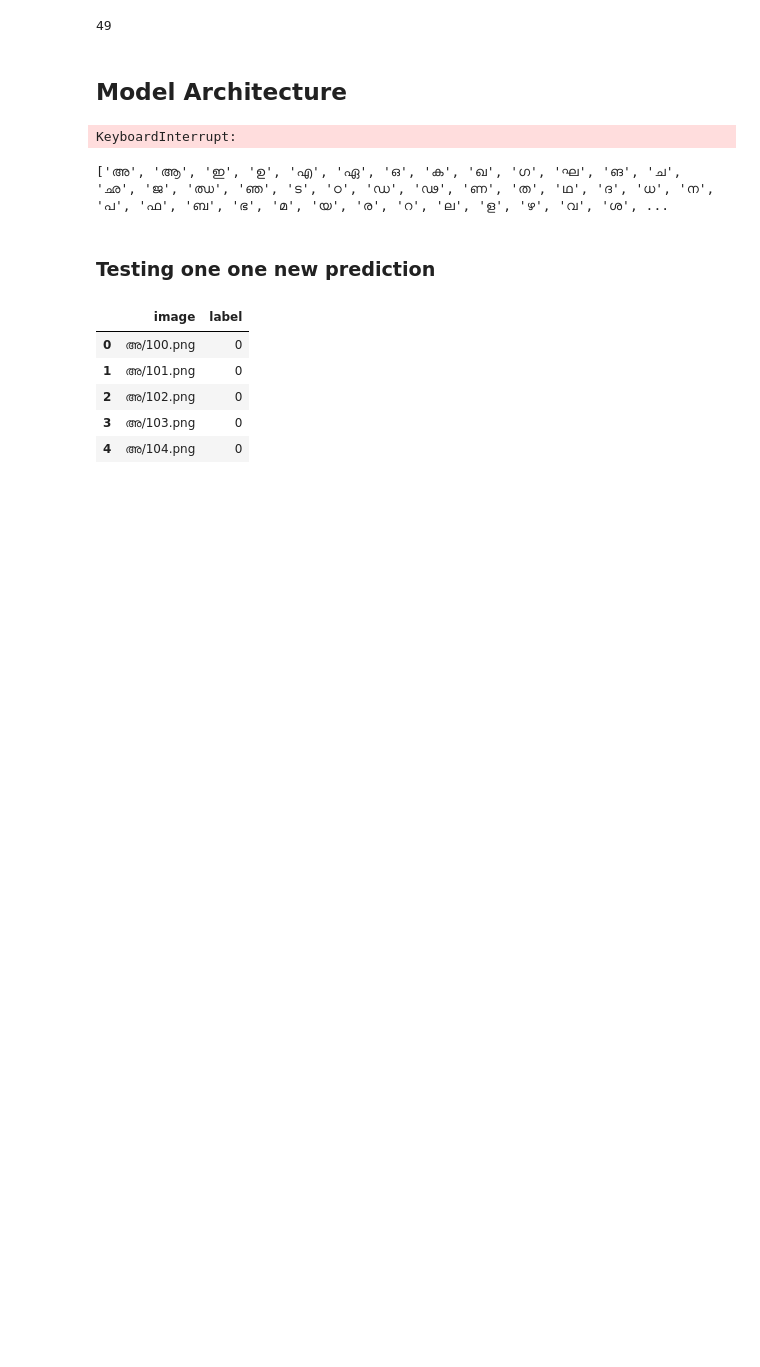
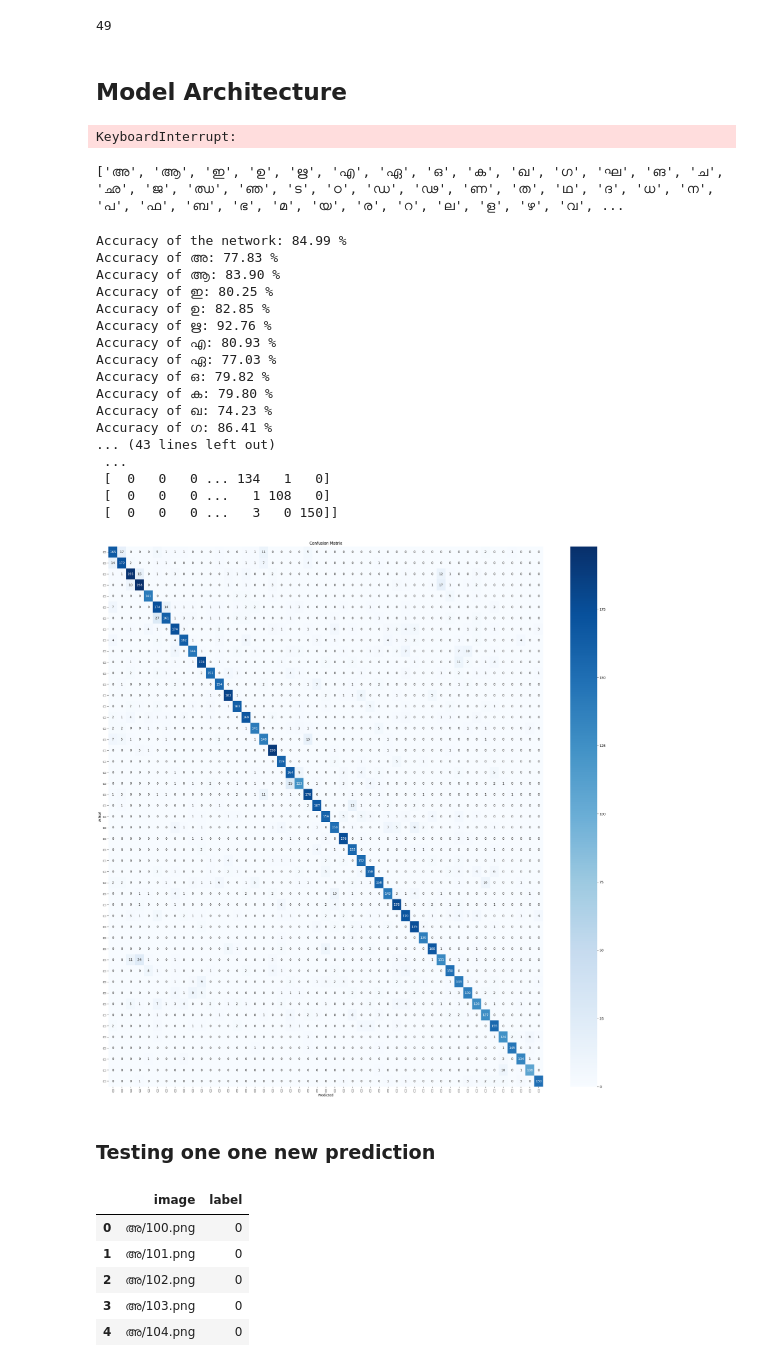
Before and after one commit to tims-exe/malayalam-mnist, a Jupyter notebook: model.ipynb, the cells around one changed output. Saved outputs shown, nothing was run; the diff lists cells and outputs as text; code cells hidden in the pictures; blank space fills up the shorter version.

Commit message:
modified model and added symbols

```diff
--- a/model.ipynb
+++ b/model.ipynb
@@ -351,48 +330,100 @@ print('Finished Training')
 # %% [output]
 KeyboardInterrupt:
 # %%
-classes = [i for i in os.listdir("rgb_data")]
+classes = [i for i in os.listdir("aksharam_data")]
 print(classes)
 # %% [output]
-['അ', 'ആ', 'ഇ', 'ഉ', 'എ', 'ഏ', 'ഒ', 'ക', 'ഖ', 'ഗ', 'ഘ', 'ങ', 'ച', 'ഛ', 'ജ', 'ഝ', 'ഞ', 'ട', 'ഠ', 'ഡ', 'ഢ', 'ണ', 'ത', 'ഥ', 'ദ', 'ധ', 'ന', 'പ', 'ഫ', 'ബ', 'ഭ', 'മ', 'യ', 'ര', 'റ', 'ല', 'ള', 'ഴ', 'വ', 'ശ', ...
+['അ', 'ആ', 'ഇ', 'ഉ', 'ഋ', 'എ', 'ഏ', 'ഒ', 'ക', 'ഖ', 'ഗ', 'ഘ', 'ങ', 'ച', 'ഛ', 'ജ', 'ഝ', 'ഞ', 'ട', 'ഠ', 'ഡ', 'ഢ', 'ണ', 'ത', 'ഥ', 'ദ', 'ധ', 'ന', 'പ', 'ഫ', 'ബ', 'ഭ', 'മ', 'യ', 'ര', 'റ', 'ല', 'ള', 'ഴ', 'വ', ...
 # %%
+import torch
+import numpy as np
+import seaborn as sns
+import matplotlib.pyplot as plt
+from sklearn.metrics import confusion_matrix
+
+num_classes = 49  # Define number of classes
+
+# Load the model
+model.load_state_dict(torch.load('mal_model.pth', map_location=device))
+model.eval()
+
+
 with torch.no_grad():
     n_samples = 0
     n_correct = 0
-    n_class_correct = [0 for i in range(48)]  # 48 classes
-    n_class_samples = [0 for i in range(48)]  # 48 classes
+    n_class_correct = [0 for i in range(num_classes)]
+    n_class_samples = [0 for i in range(num_classes)]
+
+    # Initialize confusion matrix
+    confusion_mat = np.zeros((num_classes, num_classes), dtype=int)
 
     for images, labels in test_loader:
 
         images = images.to(device)
         labels = labels.to(device)
 
         outputs = model(images)
 
         _, predicted = torch.max(outputs, 1)
         n_samples += labels.size(0)
         n_correct += (predicted == labels).sum().item()
 
         for i in range(len(labels)):
             label = labels[i].item()
             pred = predicted[i].item()
+
+            # Update class-wise accuracy tracking
             if label == pred:
                 n_class_correct[label] += 1
             n_class_samples[label] += 1
 
+            # Update confusion matrix
+            confusion_mat[label][pred] += 1
+
     acc = 100.0 * n_correct / n_samples
     print(f'Accuracy of the network: {acc:.2f} %')
-    tb_writer.add_scalar('Accuracy/Overall', acc)
+    #tb_writer.add_scalar('Accuracy/Overall', acc)
 
-    for i in range(48):  # Iterate over the range of the number of classes
+    for i in range(num_classes):  # Iterate over the range of the number of classes
         if n_class_samples[i] > 0:
             class_acc = 100.0 * n_class_correct[i] / n_class_samples[i]
             print(f'Accuracy of {classes[i]}: {class_acc:.2f} %')
-            tb_writer.add_scalar(f'Accuracy/{classes[i]}', class_acc)
+            #tb_writer.add_scalar(f'Accuracy/{classes[i]}', class_acc)
         else:
             print(f'Accuracy of {classes[i]}: N/A (no samples)')
 
-tb_writer.close()
+    # Print Confusion Matrix
+    print("\nConfusion Matrix:")
+    print(confusion_mat)
+
+    # Plot Confusion Matrix
+    plt.figure(figsize=(30, 30))
+    sns.heatmap(confusion_mat, annot=True, fmt='d', cmap='Blues', xticklabels=classes, yticklabels=classes)
+    plt.xlabel("Predicted")
+    plt.ylabel("Actual")
+    plt.title("Confusion Matrix")
+    plt.show()
+
+#tb_writer.close()
+# %% [output]
+Accuracy of the network: 84.99 %
+Accuracy of അ: 77.83 %
+Accuracy of ആ: 83.90 %
+Accuracy of ഇ: 80.25 %
+Accuracy of ഉ: 82.85 %
+Accuracy of ഋ: 92.76 %
+Accuracy of എ: 80.93 %
+Accuracy of ഏ: 77.03 %
+Accuracy of ഒ: 79.82 %
+Accuracy of ക: 79.80 %
+Accuracy of ഖ: 74.23 %
+Accuracy of ഗ: 86.41 %
+... (43 lines left out)
+ ...
+ [  0   0   0 ... 134   1   0]
+ [  0   0   0 ...   1 108   0]
+ [  0   0   0 ...   3   0 150]]
+[figure, added]
 # %% [markdown]
 ### Testing one one new prediction
 # %%
```
Also changed, not shown: parts of 6 cells of this notebook, 8 other files.
